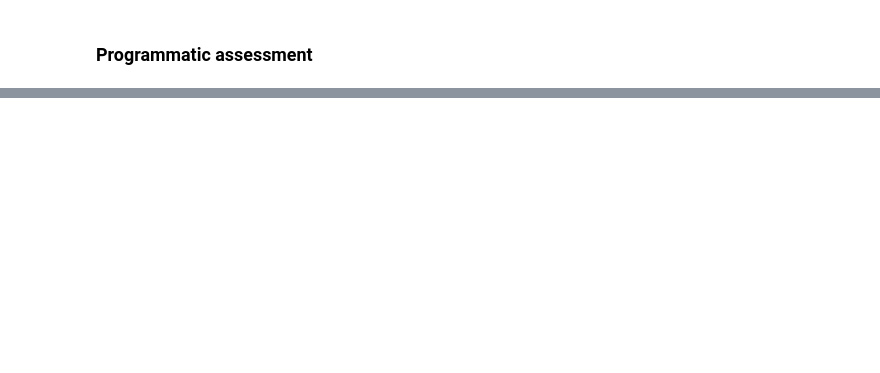
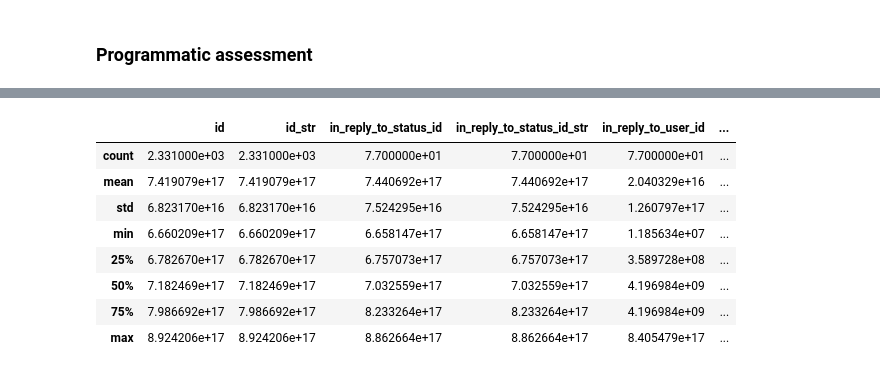
Before and after one commit to yusuf-madkour/Twitter-WeRateDogs-wrangling, a Jupyter notebook: wrangle_act.ipynb, the cells around one changed output, grey strips where cells are left out. Cells and saved outputs as stored; diff of their text form; code cells hidden in the pictures; blank space fills up the shorter version.

```diff
--- a/wrangle_act.ipynb
+++ b/wrangle_act.ipynb
@@ -73,25 +99,26 @@ ACCESS_SECRET = os.getenv("ACCESS_SECRET")
 # %%
-# import tweepy
-# import json
+%%time
+import tweepy
+import json
 
-# # Authentication
-# auth = tweepy.OAuthHandler(CONSUMER_KEY, CONSUMER_SECRET)
-# auth.set_access_token(ACCESS_TOKEN, ACCESS_SECRET)
+# Authentication
+auth = tweepy.OAuthHandler(CONSUMER_KEY, CONSUMER_SECRET)
+auth.set_access_token(ACCESS_TOKEN, ACCESS_SECRET)
 
-# api = tweepy.API(auth, wait_on_rate_limit=True, wait_on_rate_limit_notify=True)
+api = tweepy.API(auth, wait_on_rate_limit=True, wait_on_rate_limit_notify=True)
 
-# tweet_ids = pd.read_csv("twitter-archive-enhanced.csv").tweet_id
+tweet_ids = pd.read_csv("twitter-archive-enhanced.csv").tweet_id
 
-# with open("tweet-json.txt", "w") as txt_file:
-#     # For every tweet ID
-#     for tweet_id in tweet_ids:
-#         # Try to get the tweet information
-#         try:
-#             tweet = api.get_status(tweet_id, tweet_mode="extended")
-#         except tweepy.TweepError:
-#             continue
+with open("tweet-json.txt", "w") as txt_file:
+    # For every tweet ID
+    for tweet_id in tweet_ids:
+        # Try to get the tweet information
+        try:
+            tweet = api.get_status(tweet_id, tweet_mode="extended")
+        except tweepy.TweepError:
+            continue
 
-#         # If successful, write the json string to the tweet-json.txt file and append a new line
-#         tweet_json_string = json.dumps(tweet)
-#         txt_file.write(f"{tweet_json_string}\n")
+        # If successful, write the json string to the tweet-json.txt file and append a new line
+        tweet_json_string = json.dumps(tweet._json)
+        txt_file.write(f"{tweet_json_string}\n")
 # %% [output]
@@ -101,8 +132,7 @@ ACCESS_SECRET = os.getenv("ACCESS_SECRET")
 # %% [markdown]
 ##### Saving collected tweets data into a pandas DataFrame
 # %%
-tweet_data_df = pd.DataFrame()
 with open("tweet-json.txt", "r") as txt_file:
-    tweet_data_df = pd.read_json(txt_file, lines=True)
+    current_tweet_df = pd.read_json(txt_file, lines=True)
 # %% [output]
 [interactive output not drawn]
@@ -363,0 +487,12 @@ However, ther are minor inconveniences which must be mentioned.
+# %%
+current_tweet_df.describe()
+# %% [output]
+|  | id | id_str | in_reply_to_status_id | in_reply_to_status_id_str | in_reply_to_user_id | ... |
+| count | 2.331000e+03 | 2.331000e+03 | 7.700000e+01 | 7.700000e+01 | 7.700000e+01 | ... |
+| mean | 7.419079e+17 | 7.419079e+17 | 7.440692e+17 | 7.440692e+17 | 2.040329e+16 | ... |
+| std | 6.823170e+16 | 6.823170e+16 | 7.524295e+16 | 7.524295e+16 | 1.260797e+17 | ... |
+| min | 6.660209e+17 | 6.660209e+17 | 6.658147e+17 | 6.658147e+17 | 1.185634e+07 | ... |
+| 25% | 6.782670e+17 | 6.782670e+17 | 6.757073e+17 | 6.757073e+17 | 3.589728e+08 | ... |
+| 50% | 7.182469e+17 | 7.182469e+17 | 7.032559e+17 | 7.032559e+17 | 4.196984e+09 | ... |
+| 75% | 7.986692e+17 | 7.986692e+17 | 8.233264e+17 | 8.233264e+17 | 4.196984e+09 | ... |
+| max | 8.924206e+17 | 8.924206e+17 | 8.862664e+17 | 8.862664e+17 | 8.405479e+17 | ... |
```
Also changed, not shown: parts of 110 cells of this notebook.
